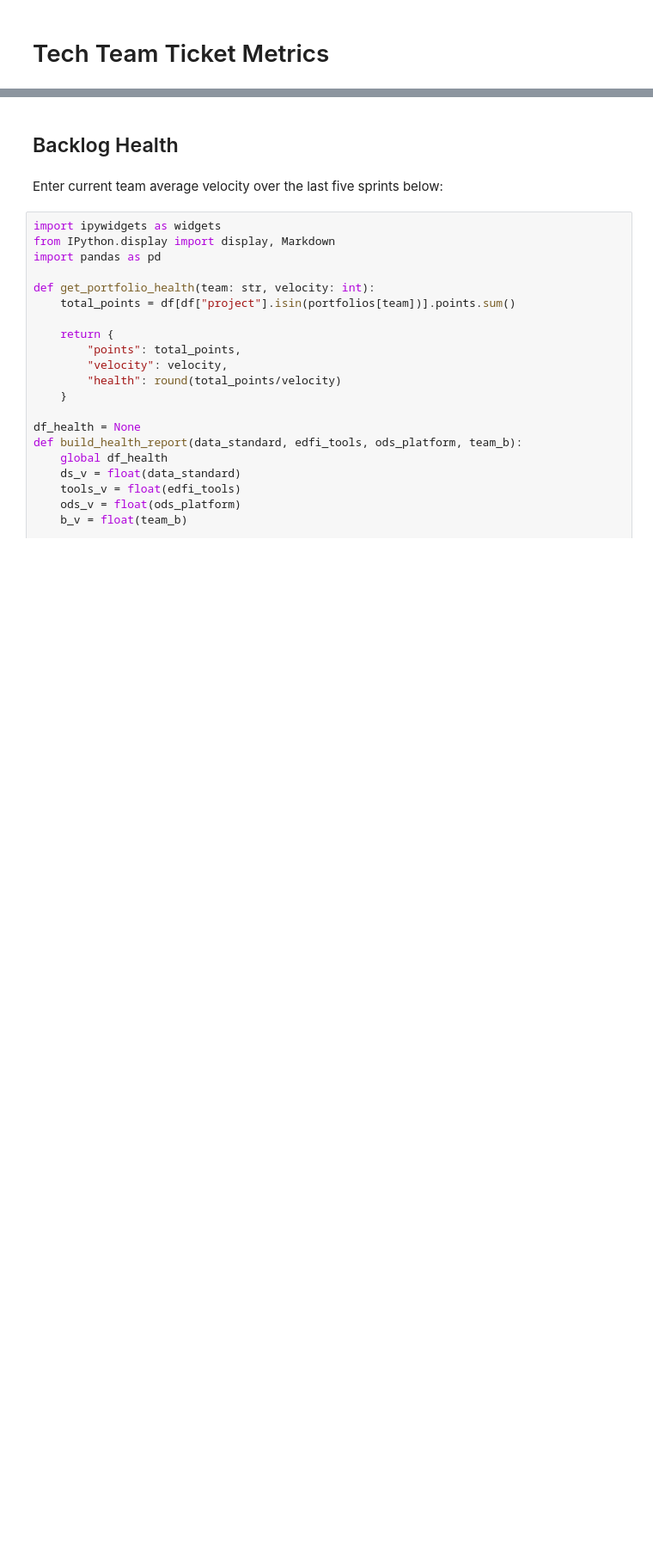
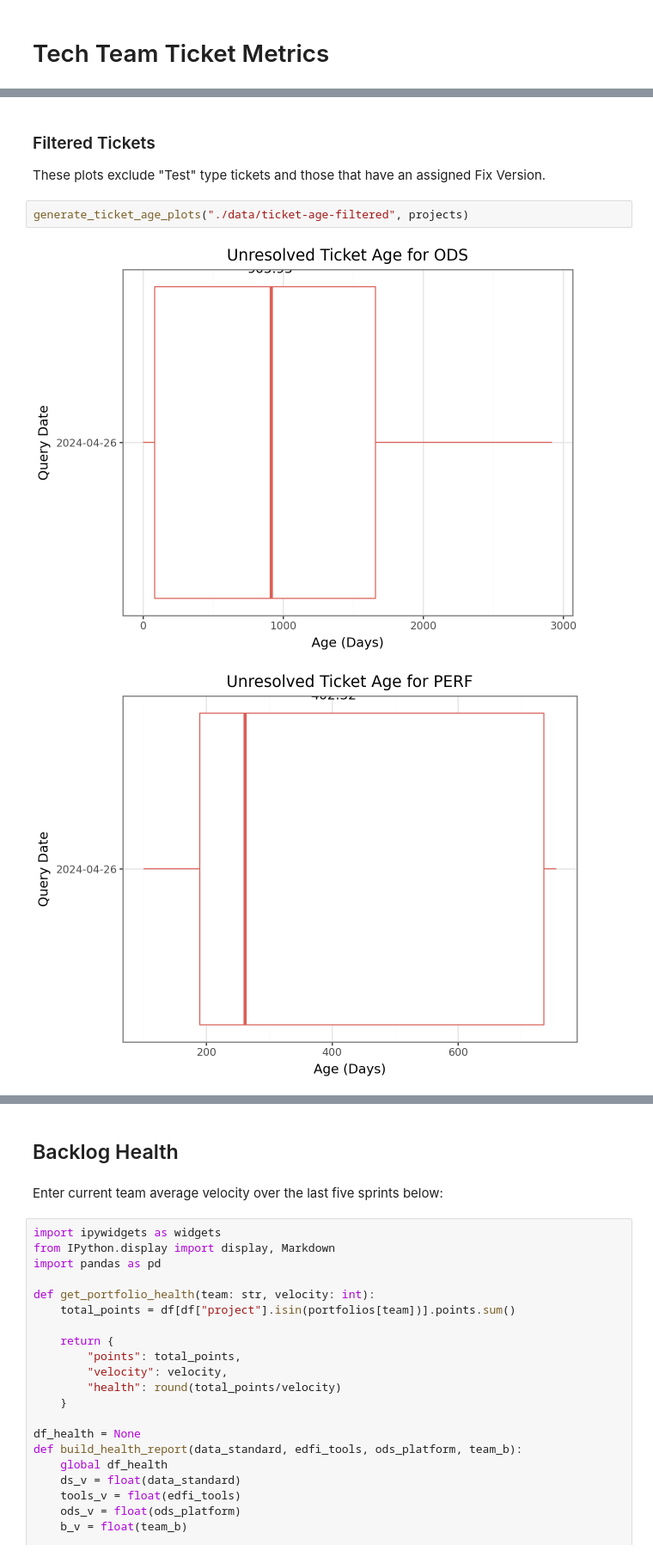
Before and after one commit to Ed-Fi-Alliance-OSS/DevSecOps, a Jupyter notebook: metrics/Ticket Metrics.ipynb, the cells around one changed output, grey strips where cells are left out. Shown at 86% size. Cells and saved outputs as stored; diff of their text form; blank space fills up the shorter version.

```diff
--- a/metrics/Ticket Metrics.ipynb
+++ b/metrics/Ticket Metrics.ipynb
@@ -99,0 +95,9 @@ Writing age data out to file: ./data/ticket-age/2024-04-11.csv
+# %% [markdown]
+### Filtered Tickets
+
+These plots exclude "Test" type tickets and those that have an assigned Fix Version.
+# %%
+generate_ticket_age_plots("./data/ticket-age-filtered", projects)
+# %% [output]
+[figure, added]
+[figure, added]
```
Also changed, not shown: parts of 11 cells of this notebook.
